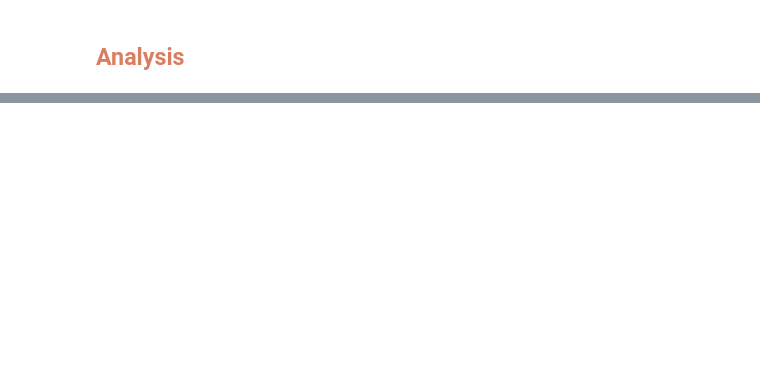
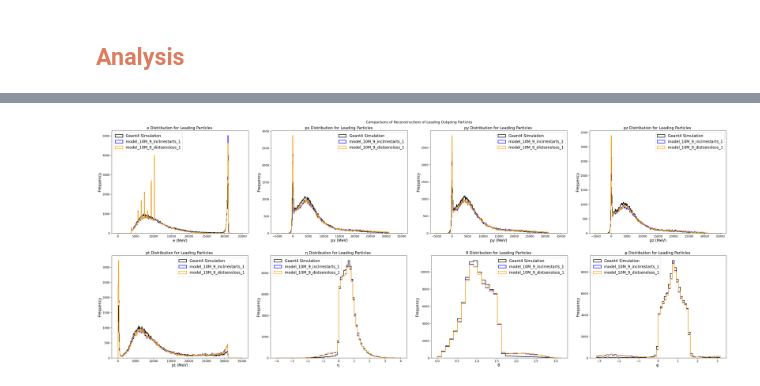
Before and after one commit to EshwaryForReasons/particleGPT, a Jupyter notebook: analysis_notebooks/analysis_exp4.ipynb, the cells around one changed output, grey strips where cells are left out. Drawn from its saved outputs; the diff is of its cells as text; code cells hidden in the pictures; blank space fills up the shorter version.

```diff
--- a/analysis_notebooks/analysis_exp4.ipynb
+++ b/analysis_notebooks/analysis_exp4.ipynb
@@ -84,0 +87,6 @@ display(df[['model_name', 'iters_trained', 'min_saved_train_loss', 'min_saved_va
+# %%
+wall_leading = (leading_particles_bricks[0] | leading_particles_bricks[1] | leading_particles_bricks[2] | leading_particles_bricks[3]) / (leading_particles_bricks[4] | leading_particles_bricks[5] | leading_particles_bricks[6] | leading_particles_bricks[7])
+wall_leading.set_suptitle('Comparisons of Reconstructions of Leading Outgoing Particles')
+wall_leading.savefig()
+# %% [output]
+[figure, added]
```
Also changed, not shown: parts of 6 cells of this notebook, 57 other files.
